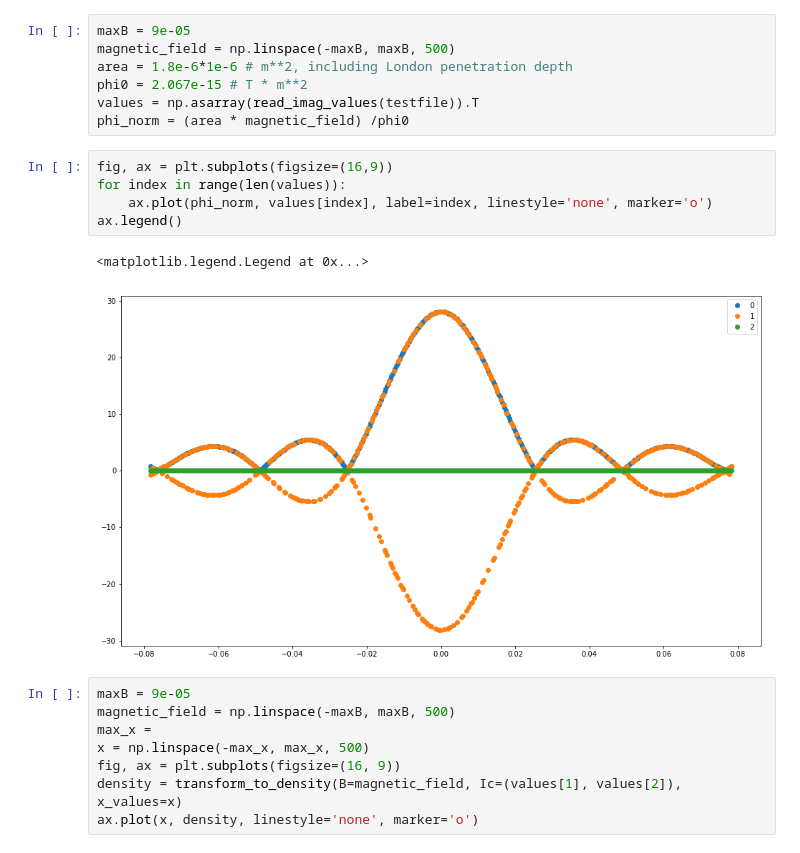
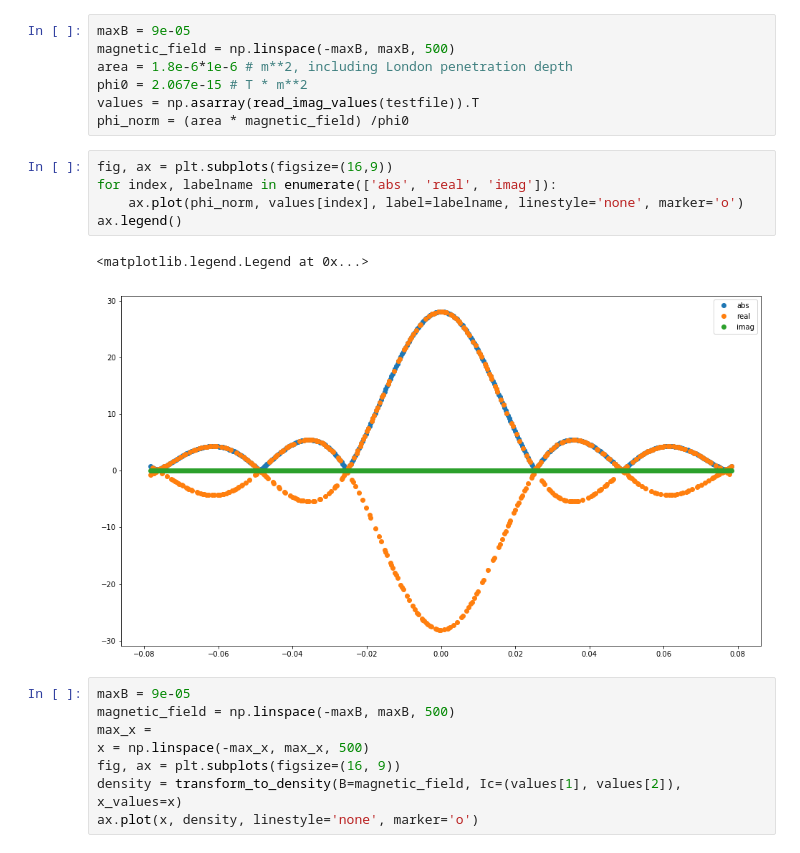
Before and after one commit to NeroCorleone/thesis, a Jupyter notebook: code/fourier-plots.ipynb, the cells around one changed output. Drawn from its saved outputs; the diff is of its cells as text.

```diff
--- a/code/fourier-plots.ipynb
+++ b/code/fourier-plots.ipynb
@@ -53,12 +54,12 @@ values = np.asarray(read_imag_values(testfile)).T
 phi_norm = (area * magnetic_field) /phi0
 # %%
 fig, ax = plt.subplots(figsize=(16,9))
-for index in range(len(values)):
-    ax.plot(phi_norm, values[index], label=index, linestyle='none', marker='o')
+for index, labelname in enumerate(['abs', 'real', 'imag']):
+    ax.plot(phi_norm, values[index], label=labelname, linestyle='none', marker='o')
 ax.legend()
 # %% [output]
 <matplotlib.legend.Legend at 0x...>
-[figure, old version]
+[figure, new version]
 # %%
 maxB = 9e-05
 magnetic_field = np.linspace(-maxB, maxB, 500)
```
Also changed, not shown: parts of 1 cell of this notebook, 15 other files.
